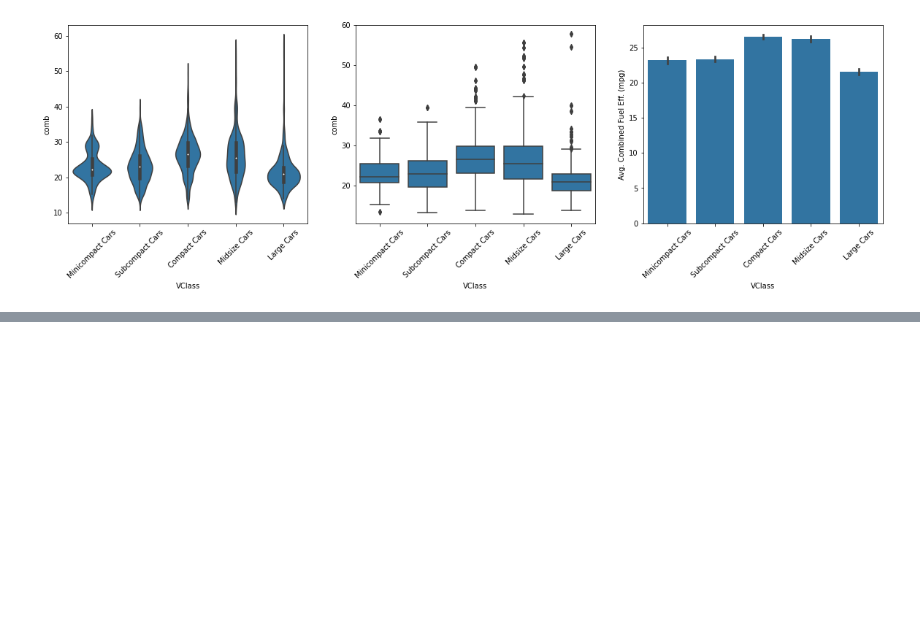
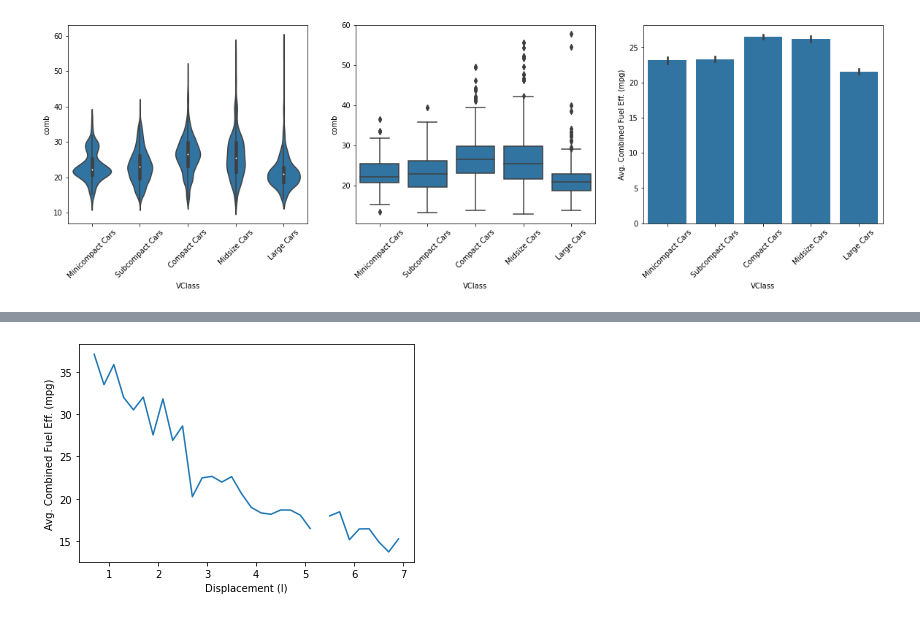
Before and after one commit to tharcyla/data-visualization, a Jupyter notebook: 04_Bivariate-Exploration-of-Data.ipynb, the cells around one changed output, grey strips where cells are left out. Saved outputs shown, nothing was run; the diff lists cells and outputs as text; code cells hidden in the pictures; blank space fills up the shorter version.

```diff
--- a/04_Bivariate-Exploration-of-Data.ipynb
+++ b/04_Bivariate-Exploration-of-Data.ipynb
@@ -772,0 +783,27 @@ plt.ylabel('Avg. Combined Fuel Eff. (mpg)');
+# %%
+# let's do some work to improve our line plot
+# first, set bin edges and centers for
+# summarizing the data on the displacement value
+
+bins_e = np.arange(0.6, 7+0.2, 0.2)
+bins_c = bins_e[:-1] + 0.1 # we need this so that the points are plotted in the accurate position
+
+# next, use pd.cut() to figure out which bin
+# each data point should be used in
+# the 1st argument is the sequence I'm slicing,
+# the 2nd is the set of bins and
+# the 3rd makes sure that the values that are equal to the mean
+# get included into the bins
+displ_binned = pd.cut(fuel_econ['displ'], bins_e, include_lowest=True)
+
+# then, we use groupby to group by those displacement bins
+# and then take the mean of points that fall in each bin
+comb_mean = fuel_econ['comb'].groupby(displ_binned).mean()
+
+# finally, we're ready to plot again
+# there's a gap in the line where there's no data available
+plt.errorbar(x=bins_c, y=comb_mean)
+plt.xlabel('Displacement (l)')
+plt.ylabel('Avg. Combined Fuel Eff. (mpg)');
+# %% [output]
+[figure, added]
```
Also changed, not shown: parts of 24 cells of this notebook.
